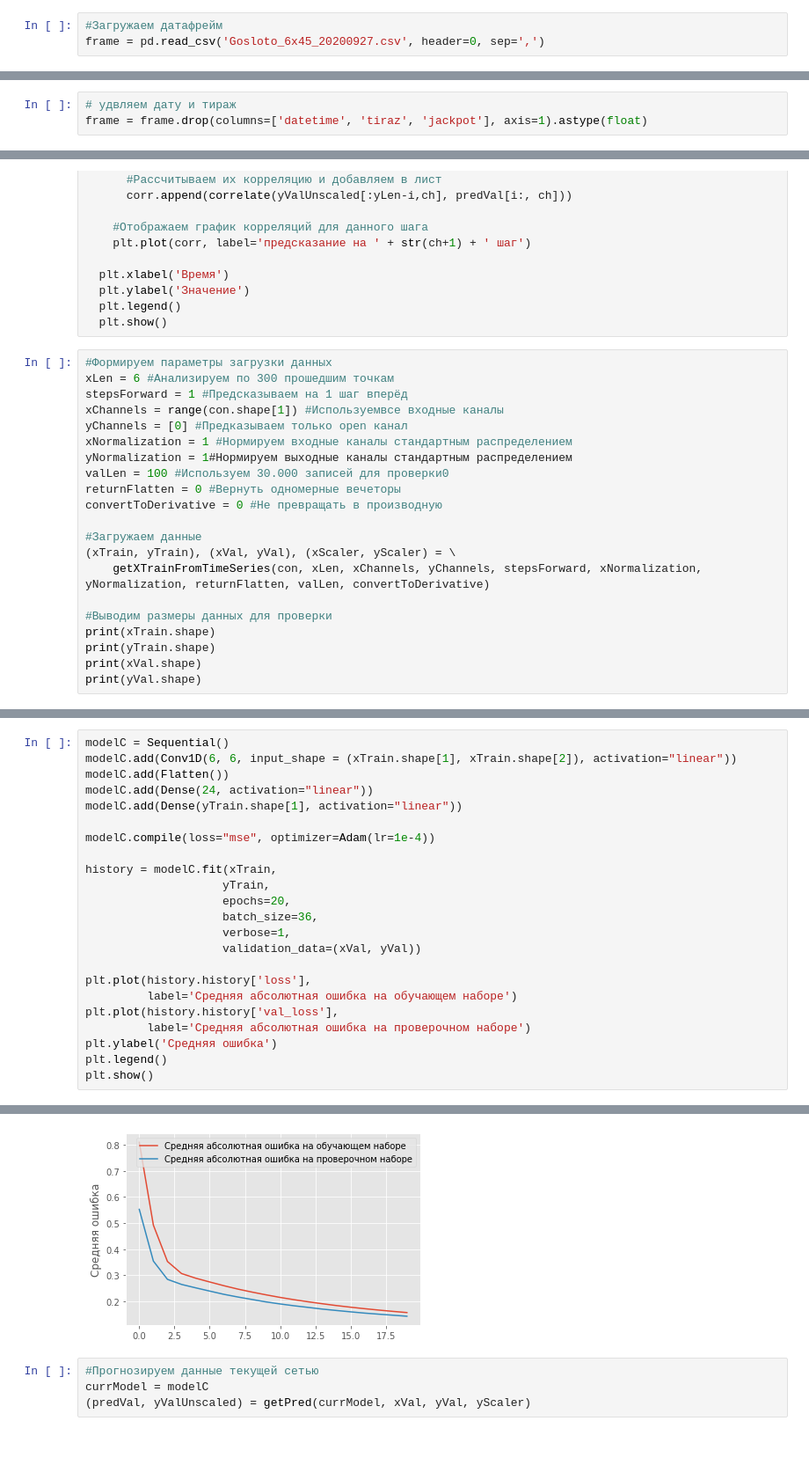
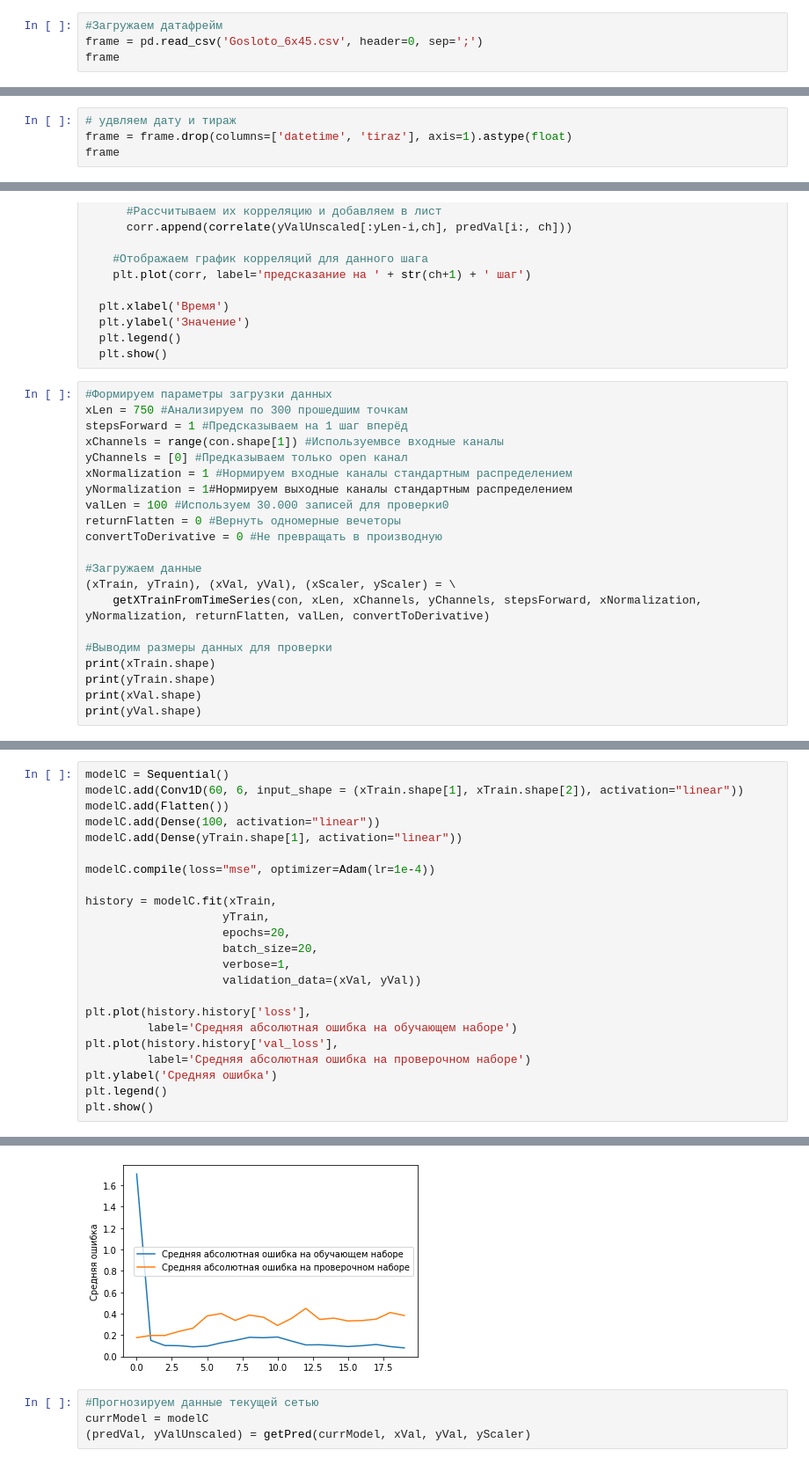
Before and after one commit to fazalpge/Forecast, a Jupyter notebook: pythonProject/Forecast_nuberline_5.ipynb, the cells around one changed output, grey strips where cells are left out. Shown at 88% size. Drawn from its saved outputs; the diff is of its cells as text.

```diff
--- a/pythonProject/Forecast_nuberline_5.ipynb
+++ b/pythonProject/Forecast_nuberline_5.ipynb
@@ -21,4 +21,5 @@ print ("Ok")
 Ok
 # %%
 #Загружаем датафрейм
-frame = pd.read_csv('Gosloto_6x45_20200927.csv', header=0, sep=',')
+frame = pd.read_csv('Gosloto_6x45.csv', header=0, sep=';')
+frame
@@ -25,3 +40,4 @@ frame = pd.read_csv('Gosloto_6x45_20200927.csv', header=0, sep=',')
 # %%
 # удвляем дату и тираж
-frame = frame.drop(columns=['datetime', 'tiraz', 'jackpot'], axis=1).astype(float)
+frame = frame.drop(columns=['datetime', 'tiraz'], axis=1).astype(float)
+frame
@@ -203,7 +233,7 @@ def showCorr(channels, corrSteps, predVal, yValUnscaled):
   plt.show()
 # %%
 #Формируем параметры загрузки данных
-xLen = 6 #Анализируем по 300 прошедшим точкам
+xLen = 750 #Анализируем по 300 прошедшим точкам
 stepsForward = 1 #Предсказываем на 1 шаг вперёд
 xChannels = range(con.shape[1]) #Используемвсе входные каналы
 yChannels = [0] #Предказываем только open канал
@@ -229,9 +259,9 @@ print(yVal.shape)
 (100, 1)
 # %%
 modelC = Sequential()
-modelC.add(Conv1D(6, 6, input_shape = (xTrain.shape[1], xTrain.shape[2]), activation="linear"))
+modelC.add(Conv1D(60, 6, input_shape = (xTrain.shape[1], xTrain.shape[2]), activation="linear"))
 modelC.add(Flatten())
-modelC.add(Dense(24, activation="linear"))
+modelC.add(Dense(100, activation="linear"))
 modelC.add(Dense(yTrain.shape[1], activation="linear"))
 
 modelC.compile(loss="mse", optimizer=Adam(lr=1e-4))
@@ -239,7 +269,7 @@ modelC.compile(loss="mse", optimizer=Adam(lr=1e-4))
 history = modelC.fit(xTrain,
                     yTrain,
                     epochs=20,
-                    batch_size=36,
+                    batch_size=20,
                     verbose=1,
                     validation_data=(xVal, yVal))
 
@@ -271,4 +301,4 @@ Epoch 20/20
-[figure, old version]
+[figure, new version]
 # %%
 #Прогнозируем данные текущей сетью
 currModel = modelC
```
Also changed, not shown: parts of 11 cells of this notebook, 4 other files.
